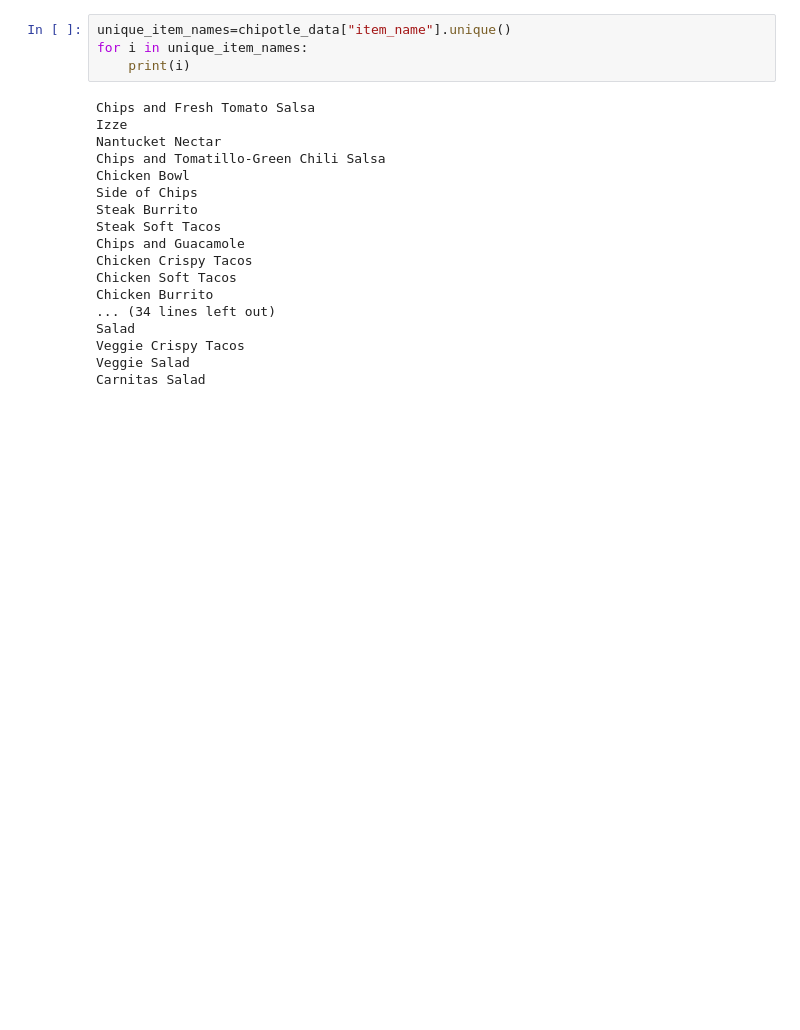
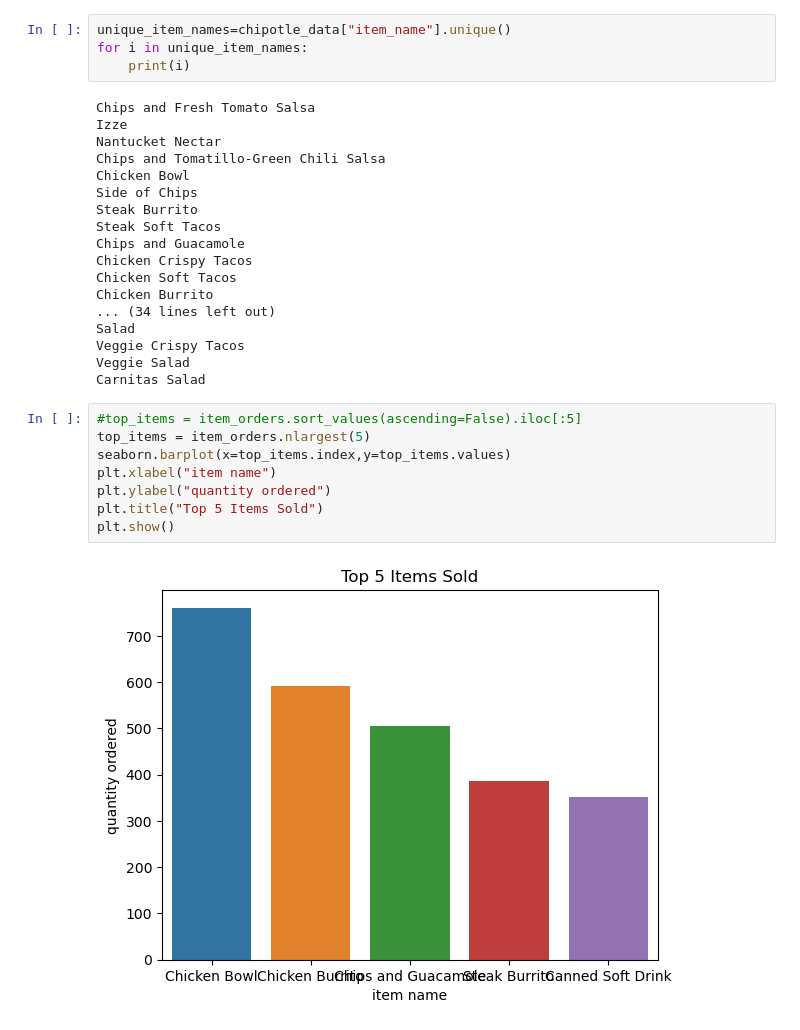
Before and after one commit to build-summer-2024/teal-team-data-exploration, a Jupyter notebook: main.ipynb, the cells around one changed output. Saved outputs shown, nothing was run; the diff lists cells and outputs as text; blank space fills up the shorter version.

Commit message:
Bar graph
graph complete

```diff
--- a/main.ipynb
+++ b/main.ipynb
@@ -94,3 +94,13 @@ Salad
 Veggie Crispy Tacos
 Veggie Salad
 Carnitas Salad
+# %%
+#top_items = item_orders.sort_values(ascending=False).iloc[:5]
+top_items = item_orders.nlargest(5)
+seaborn.barplot(x=top_items.index,y=top_items.values)
+plt.xlabel("item name")
+plt.ylabel("quantity ordered")
+plt.title("Top 5 Items Sold")
+plt.show()
+# %% [output]
+[figure, added]
```
Also changed, not shown: 1 other file.
